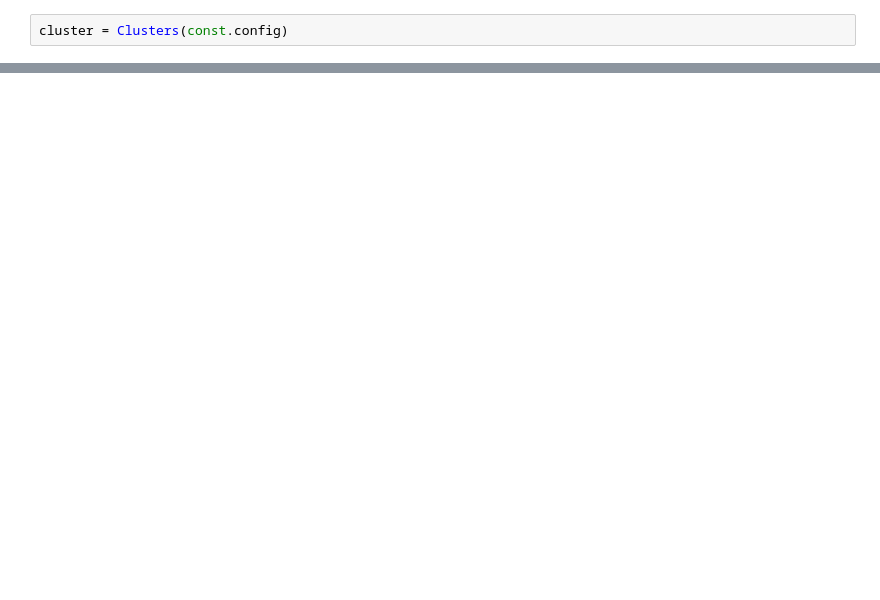
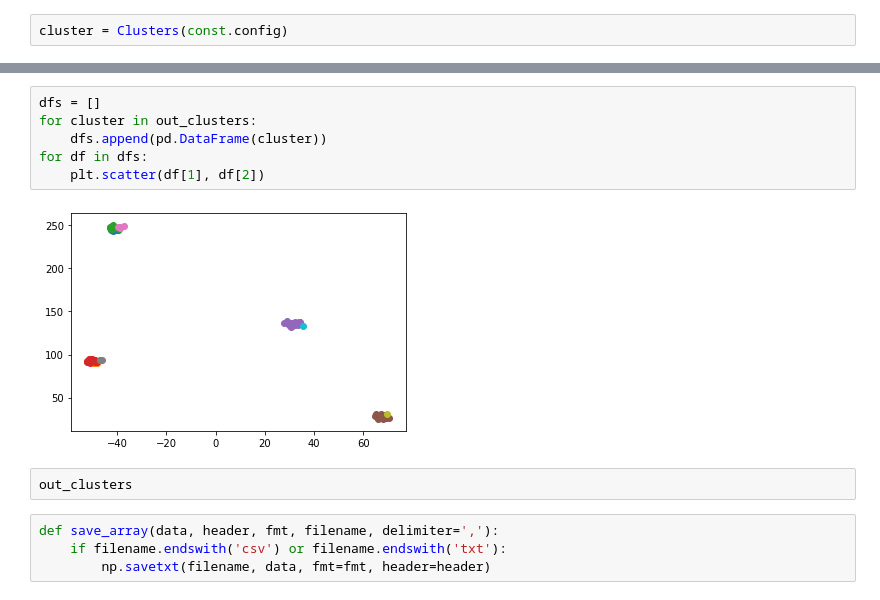
Before and after one commit to Jack55rus/clusters, a Jupyter notebook: Main.ipynb, the cells around one changed output, grey strips where cells are left out. Drawn from its saved outputs; the diff is of its cells as text; blank space fills up the shorter version.

```diff
--- a/Main.ipynb
+++ b/Main.ipynb
@@ -76,0 +100,14 @@ TypeError: __get_contours() takes 1 positional argument but 2 were given
+# %%
+dfs = []
+for cluster in out_clusters:
+    dfs.append(pd.DataFrame(cluster))
+for df in dfs:
+    plt.scatter(df[1], df[2])
+# %% [output]
+[figure, added]
+# %%
+out_clusters
+# %%
+def save_array(data, header, fmt, filename, delimiter=','):
+    if filename.endswith('csv') or filename.endswith('txt'):
+        np.savetxt(filename, data, fmt=fmt, header=header)
```
Also changed, not shown: parts of 15 cells of this notebook, 2 other files.
